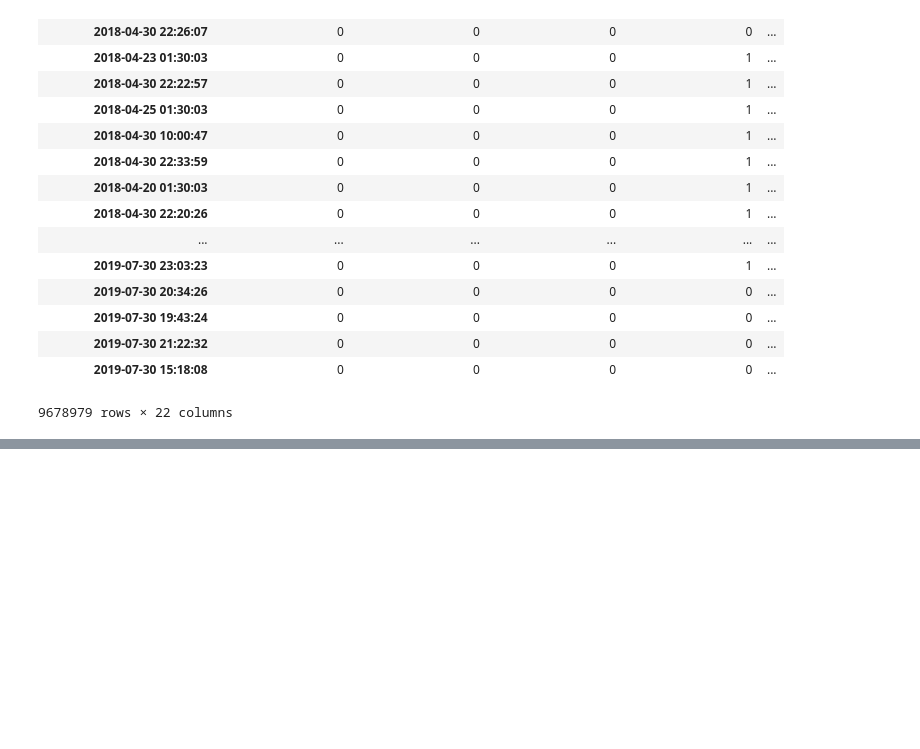
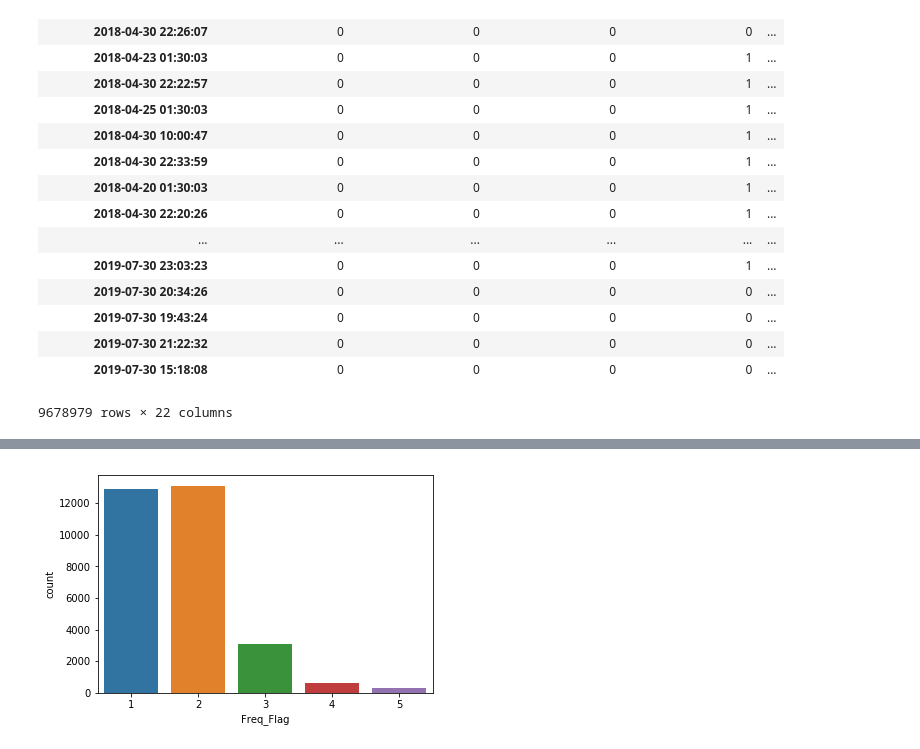
Before and after one commit to deep1401/MilkBasketHackathon, a Jupyter notebook: MilkBasket.ipynb, the cells around one changed output, grey strips where cells are left out. Cells and saved outputs as stored; diff of their text form; code cells hidden in the pictures; blank space fills up the shorter version.

Commit message:
RFM flags done

```diff
--- a/MilkBasket.ipynb
+++ b/MilkBasket.ipynb
@@ -483,3 +484,4 @@ for i in cols:
 
 df14=pd.read_csv('hackathon_data.csv')
 df14.head()
+df15=pd.read_csv('hackathon_data.csv')
@@ -512,0 +514,4 @@ df14=df14.groupby('customer_id',as_index=False)['Recency_flag'].max()
+# %%
+cust_freq=df15[['customer_id','order_id']].drop_duplicates()
+# %%
+cust_freq_count=cust_freq.groupby(['customer_id'])['order_id'].aggregate('count').reset_index().sort_values('order_id', ascending=False)
@@ -512,0 +533,21 @@ df14=df14.groupby('customer_id',as_index=False)['Recency_flag'].max()
+# %%
+def f(row):
+    if row['order_id']<=98.8:
+        val=1
+    elif row['order_id']>98.8 and row['order_id']<=186.6:
+        val=2
+    elif row['order_id']>186.6 and row['order_id']<=274.4:
+        val=3
+    elif row['order_id']>274.4 and row['order_id']<=362.2:
+        val=4
+    else:
+        val=5
+    return val
+cust_freq_count['Freq_flag']=cust_freq_count.apply(f,axis=1)
+# %%
+sns.countplot(x='Freq_flag',data=cust_freq_count)
+plt.ylabel("count")
+plt.xlabel("Freq_Flag")
+plt.show()
+# %% [output]
+[figure, added]
```
Also changed, not shown: parts of 15 cells of this notebook.
